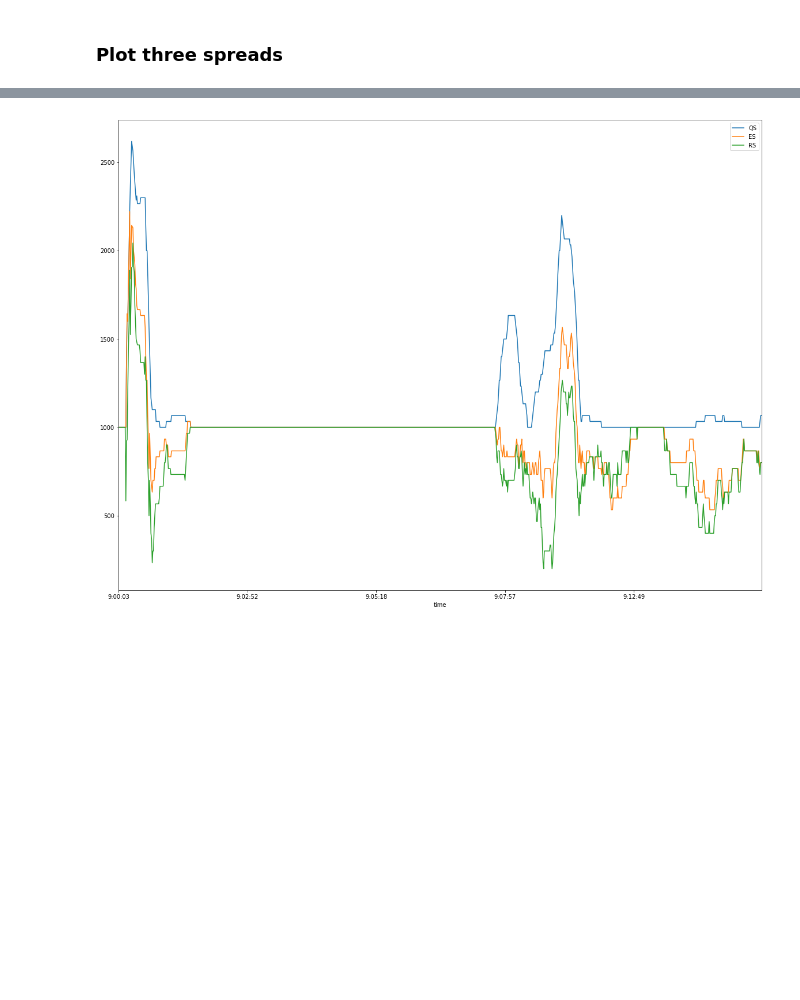
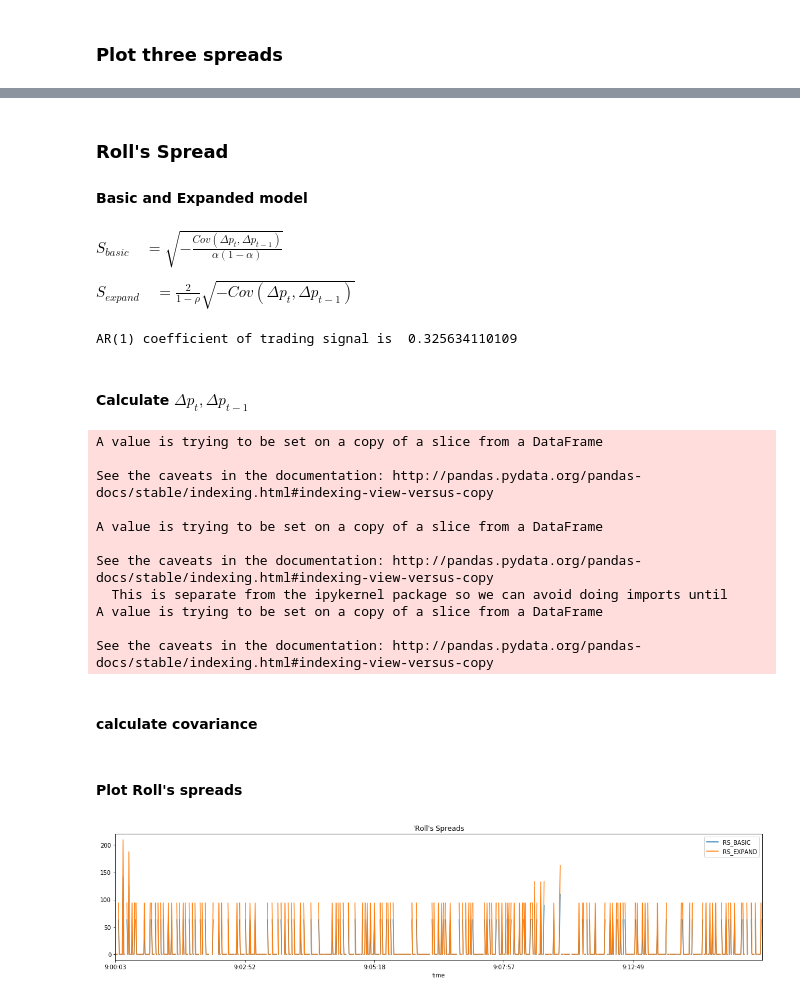
Before and after one commit to rightx2/MicroTradingPractice, a Jupyter notebook: Ch_08_Bid_Ask_Spread/Spread_practice.ipynb, the cells around one changed output, grey strips where cells are left out. Cells and saved outputs as stored; diff of their text form; code cells hidden in the pictures; blank space fills up the shorter version.

Commit message:
Spread practice

```diff
--- a/Ch_08_Bid_Ask_Spread/Spread_practice.ipynb
+++ b/Ch_08_Bid_Ask_Spread/Spread_practice.ipynb
@@ -60,5 +68,49 @@ See the caveats in the documentation: http://pandas.pydata.org/pandas-docs/stabl
+# %% [markdown]
+### Roll's Spread
+#### Basic and Expanded model
+# %% [markdown]
+$ {S}_{basic}  \quad =\sqrt { -\frac{Cov\left( \Delta { p }_{ t },\Delta { p }_{ t-1 } \right)} {\alpha \left( 1 -\alpha\right) } } $
+
+
+$ {S}_{expand}   \quad = \frac{2}{1- \rho}  \sqrt { -Cov\left( \Delta { p }_{ t },\Delta { p }_{ t-1 } \right)} $
+# %%
+T = 300
+ALPHA = 0.5
+RHO = np.sign(data['volume']).autocorr(lag=1) ; print('AR(1) coefficient of trading signal is ', RHO)
+# %% [output]
+AR(1) coefficient of trading signal is  0.325634110109
+# %% [markdown]
+#### Calculate ${\Delta p}_{t},{\Delta p}_{t-1} $
+# %%
+data['delta_p_t'] = data['close']
+data['delta_p_t'][1:] = data['delta_p_t'][1:].values - data['close'][:-1].values
+data['delta_p_t'][0] = 0
+
+data['delta_p_t-1'] = 0
+data['delta_p_t-1'][1:] = data['delta_p_t'][:-1]
+# %% [output]
+A value is trying to be set on a copy of a slice from a DataFrame
+
+See the caveats in the documentation: http://pandas.pydata.org/pandas-docs/stable/indexing.html#indexing-view-versus-copy
+
+A value is trying to be set on a copy of a slice from a DataFrame
+
+See the caveats in the documentation: http://pandas.pydata.org/pandas-docs/stable/indexing.html#indexing-view-versus-copy
+  This is separate from the ipykernel package so we can avoid doing imports until
+A value is trying to be set on a copy of a slice from a DataFrame
+
+See the caveats in the documentation: http://pandas.pydata.org/pandas-docs/stable/indexing.html#indexing-view-versus-copy
+# %% [markdown]
+#### calculate covariance
+# %%
+data['cov'] = data['delta_p_t-1'].rolling(T, min_periods = 1).cov(data['delta_p_t']).fillna(0)
+# %%
+data['RS_BASIC'] = np.sqrt(-1 * data['delta_p_t'] / (ALPHA *(1-ALPHA)))
+data['RS_EXPAND'] = 2 * (1/(1-RHO)) * np.sqrt(-1 * data['delta_p_t'])
+# %% [markdown]
+#### Plot Roll's spreads
 # %%
-data[['QS','ES','RS']][:1000].plot(figsize=(20,15), legend = True)
+data[['RS_BASIC','RS_EXPAND']][:1000].plot(figsize=(20,4), legend = True, title="'Roll's Spreads")
 plt.show()
 # %% [output]
-[figure, old version]
+[figure, new version]
```
Also changed, not shown: parts of 6 cells of this notebook.
